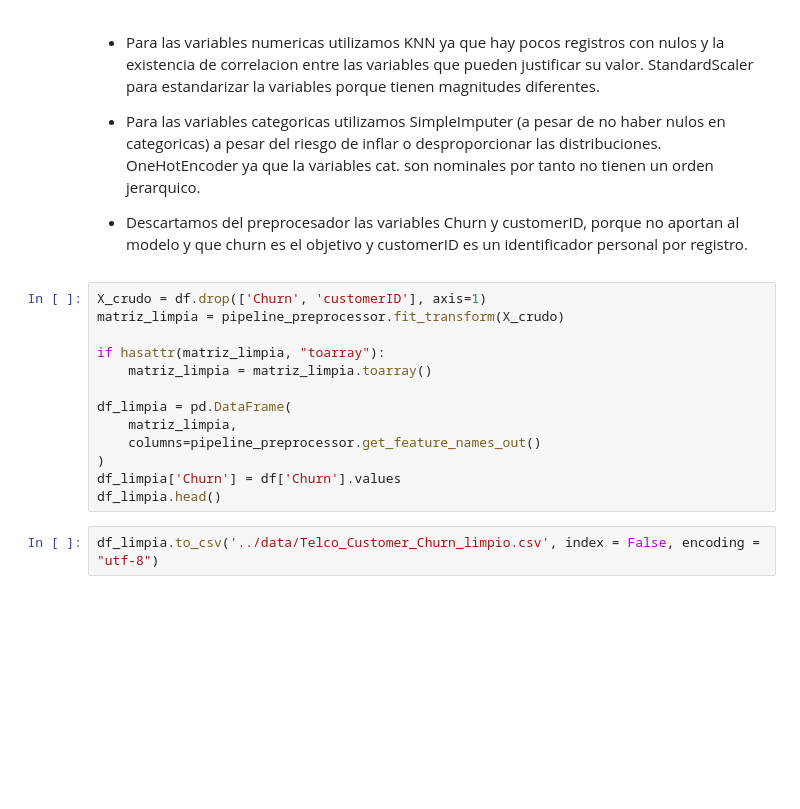
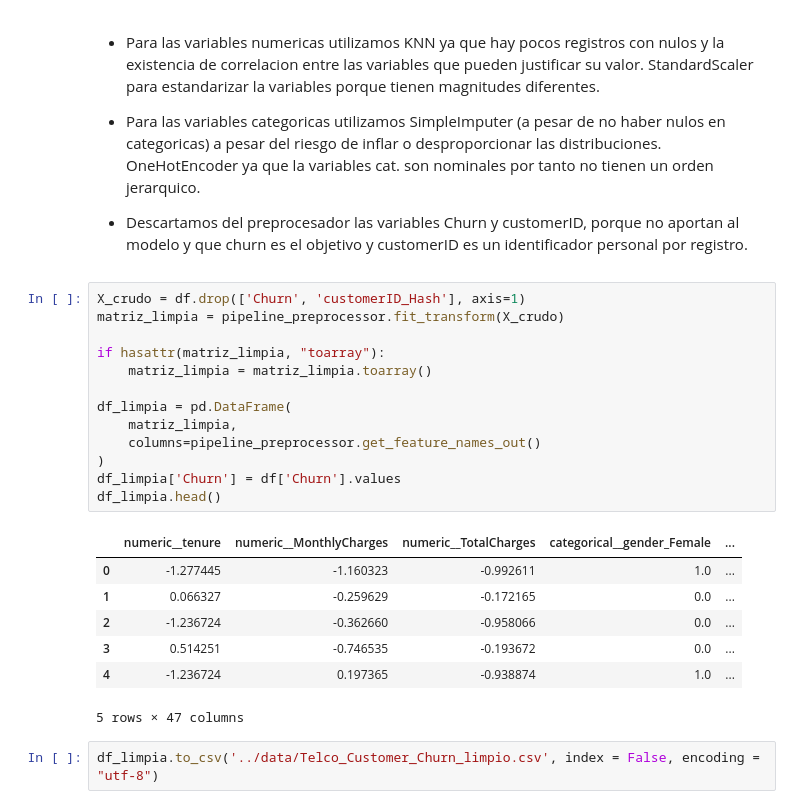
Before and after one commit to ramirezluna-david/telco_customer_churn_EDA, a Jupyter notebook: notebooks/01_analisis_exploratorio.ipynb, the cells around one changed output. Saved outputs shown, nothing was run; the diff lists cells and outputs as text; blank space fills up the shorter version.

```diff
--- a/notebooks/01_analisis_exploratorio.ipynb
+++ b/notebooks/01_analisis_exploratorio.ipynb
@@ -436,18 +477,26 @@ pipeline_preprocessor = ColumnTransformer([
 
 * Descartamos del preprocesador las variables Churn y customerID, porque no aportan al modelo y que churn es el objetivo y customerID es un identificador personal por registro.
 # %%
-X_crudo = df.drop(['Churn', 'customerID'], axis=1)
+X_crudo = df.drop(['Churn', 'customerID_Hash'], axis=1)
 matriz_limpia = pipeline_preprocessor.fit_transform(X_crudo)
 
 if hasattr(matriz_limpia, "toarray"):
     matriz_limpia = matriz_limpia.toarray()
 
 df_limpia = pd.DataFrame(
     matriz_limpia,
     columns=pipeline_preprocessor.get_feature_names_out()
 )
 df_limpia['Churn'] = df['Churn'].values
 df_limpia.head()
+# %% [output]
+|  | numeric__tenure | numeric__MonthlyCharges | numeric__TotalCharges | categorical__gender_Female | ... |
+| 0 | -1.277445 | -1.160323 | -0.992611 | 1.0 | ... |
+| 1 | 0.066327 | -0.259629 | -0.172165 | 0.0 | ... |
+| 2 | -1.236724 | -0.362660 | -0.958066 | 0.0 | ... |
+| 3 | 0.514251 | -0.746535 | -0.193672 | 0.0 | ... |
+| 4 | -1.236724 | 0.197365 | -0.938874 | 1.0 | ... |
+5 rows × 47 columns
 # %%
 df_limpia.to_csv('../data/Telco_Customer_Churn_limpio.csv', index = False, encoding = "utf-8")
 # %%
```
Also changed, not shown: parts of 11 cells of this notebook, 1 other file.
